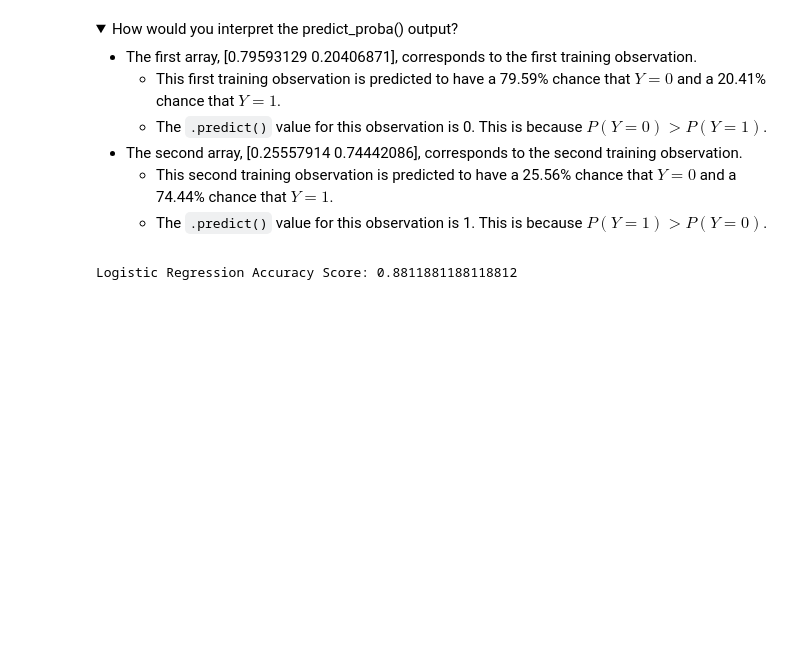
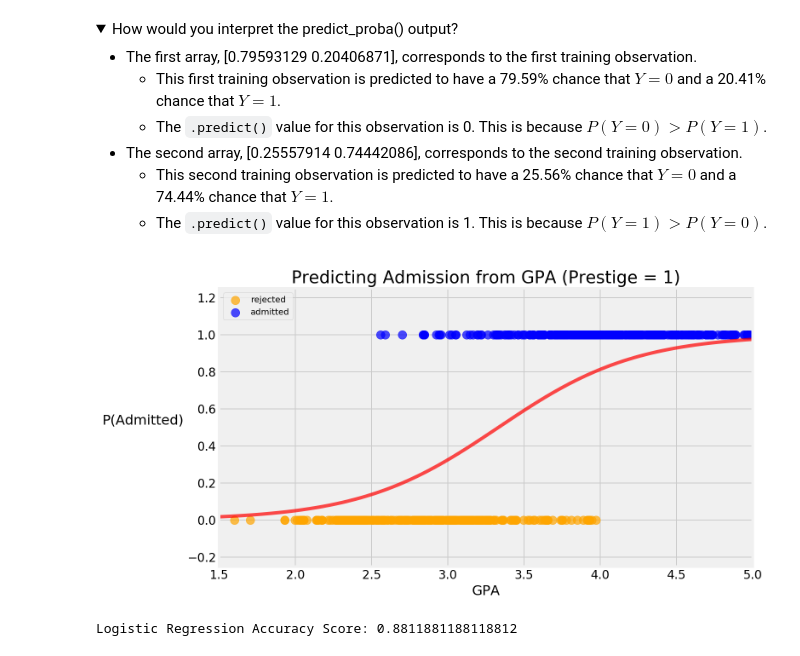
Before and after one commit to ga-curriculum/lesson-logistic-regression, a Jupyter notebook: solution-code/solution-code.ipynb, the cells around one changed output. Cells and saved outputs as stored; diff of their text form; code cells hidden in the pictures; folded sections open; blank space fills up the shorter version.

Commit message:
updated logreg notes

```diff
--- a/solution-code/solution-code.ipynb
+++ b/solution-code/solution-code.ipynb
@@ -312,6 +312,48 @@ Logistic Regression predicted probabilities:
     - This second training observation is predicted to have a 25.56% chance that $Y = 0$ and a 74.44% chance that $Y = 1$.
     - The `.predict()` value for this observation is 1. This is because $P(Y=1) > P(Y=0)$.
 </details>
+# %%
+# Visualizing logistic regression probabilities.
+
+# Create figure.
+plt.figure(figsize=(10,6))
+
+# Plot the regression line where gpa predicts admit.
+x_vals = np.linspace(1, 5, 3000)
+
+# Nicholas Jin - BOS
+# Plot line of best fit
+plt.plot(x_vals,
+         logreg.predict_proba(x_vals.reshape(-1,1))[:,1],
+         color='red', alpha=0.7, lw=4)
+
+# Create scatterplot with orange dots for those rejected.
+plt.scatter(admit['gpa'][admit['admit'] == 0],
+            admit['admit'][admit['admit'] == 0],
+            c='orange',
+            s=100,
+            alpha=0.7,
+            label='rejected')
+
+# Create scatterplot with blue dots for those admitted.
+plt.scatter(admit['gpa'][admit['admit'] == 1],
+            admit['admit'][admit['admit'] == 1],
+            c='blue',
+            s=100,
+            alpha=0.7,
+            label='admitted')
+
+# Set labels of axes and title.
+plt.ylabel('P(Admitted)', fontsize=16, rotation = 'horizontal', ha = 'right')
+plt.yticks(fontsize = 14)
+plt.xlabel('GPA', fontsize=16)
+plt.xticks(fontsize = 14)
+plt.title('Predicting Admission from GPA (Prestige = 1)', fontsize=20)
+plt.xlim(1.5, 5)
+plt.ylim(-0.25, 1.25)
+plt.legend(loc='upper left');
+# %% [output]
+[figure, added]
 # %%
 # Step 4: Evaluate model.
 print(f'Logistic Regression Accuracy Score: {logreg.score(X_test, y_test)}')
```
Also changed, not shown: parts of 3 cells of this notebook, 2 other files.
